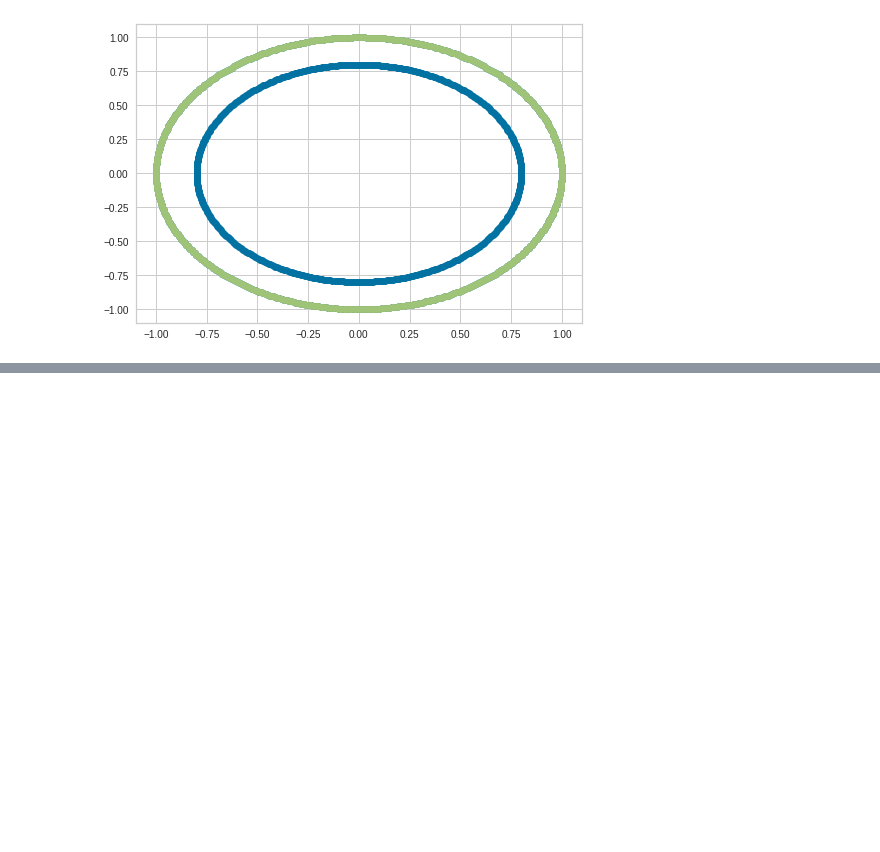
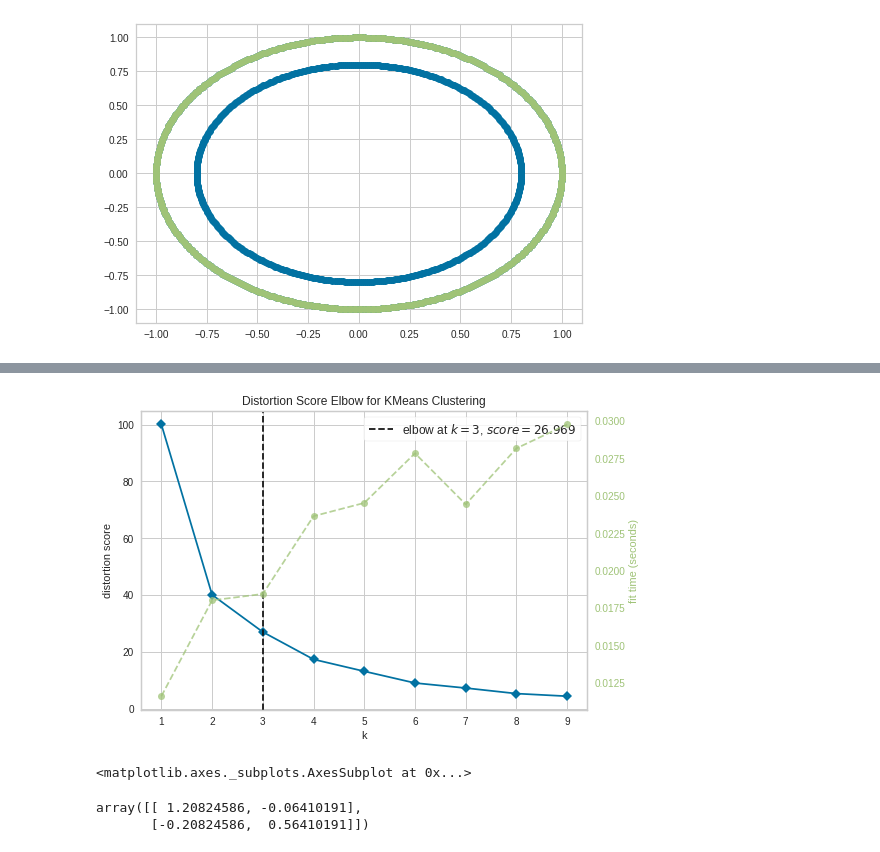
Before and after one commit to MYElmasry/DBSCAN-VS-KMeans, a Jupyter notebook: DBSCAN_VS_KMeans.ipynb, the cells around one changed output, grey strips where cells are left out. Drawn from its saved outputs; the diff is of its cells as text; code cells hidden in the pictures; blank space fills up the shorter version.

```diff
--- a/DBSCAN_VS_KMeans.ipynb
+++ b/DBSCAN_VS_KMeans.ipynb
@@ -357,0 +369,10 @@ plt.show()
+# %%
+#elbow method
+model = KMeans()
+visualizer = KElbowVisualizer(model, k=(1,10))
+
+visualizer.fit(X)
+visualizer.show()
+# %% [output]
+[figure, added]
+<matplotlib.axes._subplots.AxesSubplot at 0x...>
@@ -357,0 +383,7 @@ plt.show()
+# %%
+#cluster centers of kmeans
+clusters = kmeans.cluster_centers_
+clusters
+# %% [output]
+array([[ 1.20824586, -0.06410191],
+       [-0.20824586,  0.56410191]])
```
Also changed, not shown: parts of 35 cells of this notebook.
